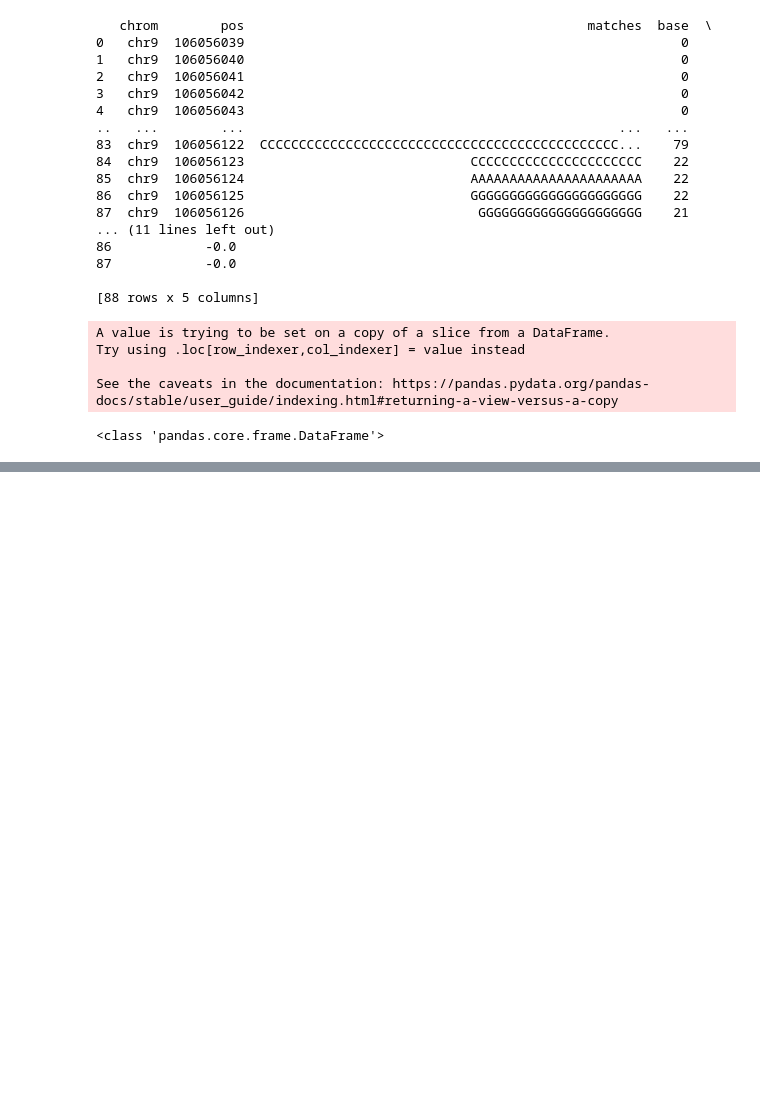
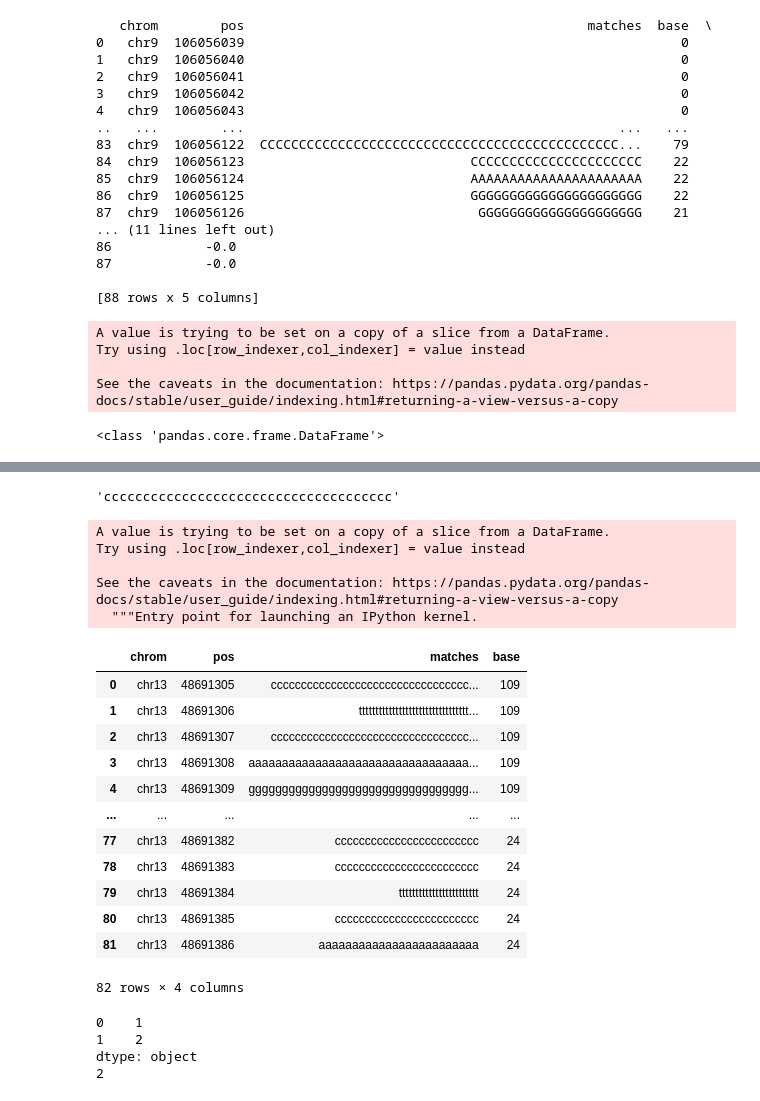
Before and after one commit to Heeun93/2021-36845_Homework, a Jupyter notebook: 220511_11th_weeks_homework_2021_36845_Heeun_Kwon.ipynb, the cells around one changed output, grey strips where cells are left out. Drawn from its saved outputs; the diff is of its cells as text; code cells hidden in the pictures; blank space fills up the shorter version.

```diff
--- a/220511_11th_weeks_homework_2021_36845_Heeun_Kwon.ipynb
+++ b/220511_11th_weeks_homework_2021_36845_Heeun_Kwon.ipynb
@@ -417,0 +689,4 @@ pileup5.to_csv("test2.bam",header=False, index=False, sep='\t')
+# %%
+import re
+toremove = re.compile('[<>$*#^]')
+fpileup['matches'] = fpileup['basereads'].apply(lambda x: toremove.sub('', x))
@@ -417,0 +709,32 @@ pileup5.to_csv("test2.bam",header=False, index=False, sep='\t')
+# %%
+fpileup[pileup['pos'] == 106056094].iloc[0]['matches']
+# %% [output]
+'ccccccccccccccccccccccccccccccccccccc'
+# %%
+fpileup2 = fpileup[['chrom', 'pos', 'matches']]
+# %%
+fpileup3 = fpileup2['matches']
+# %%
+fpileup2['base'] = fpileup3.str.len()
+# %% [output]
+A value is trying to be set on a copy of a slice from a DataFrame.
+Try using .loc[row_indexer,col_indexer] = value instead
+
+See the caveats in the documentation: https://pandas.pydata.org/pandas-docs/stable/user_guide/indexing.html#returning-a-view-versus-a-copy
+  """Entry point for launching an IPython kernel.
+# %%
+fpileup2
+# %% [output]
+|  | chrom | pos | matches | base |
+| 0 | chr13 | 48691305 | ccccccccccccccccccccccccccccccccc... | 109 |
+| 1 | chr13 | 48691306 | ttttttttttttttttttttttttttttttttt... | 109 |
+| 2 | chr13 | 48691307 | ccccccccccccccccccccccccccccccccc... | 109 |
+| 3 | chr13 | 48691308 | aaaaaaaaaaaaaaaaaaaaaaaaaaaaaaaaa... | 109 |
+| 4 | chr13 | 48691309 | ggggggggggggggggggggggggggggggggg... | 109 |
+| ... | ... | ... | ... | ... |
+| 77 | chr13 | 48691382 | cccccccccccccccccccccccc | 24 |
+| 78 | chr13 | 48691383 | cccccccccccccccccccccccc | 24 |
+| 79 | chr13 | 48691384 | tttttttttttttttttttttttt | 24 |
+| 80 | chr13 | 48691385 | cccccccccccccccccccccccc | 24 |
+| 81 | chr13 | 48691386 | aaaaaaaaaaaaaaaaaaaaaaaa | 24 |
+82 rows × 4 columns
@@ -417,0 +748,10 @@ pileup5.to_csv("test2.bam",header=False, index=False, sep='\t')
+# %%
+count = ['1','2']
+fent = pd.Series(count)
+print(fent)
+print(fent[1])
+# %% [output]
+0    1
+1    2
+dtype: object
+2
```
Also changed, not shown: parts of 72 cells of this notebook.
